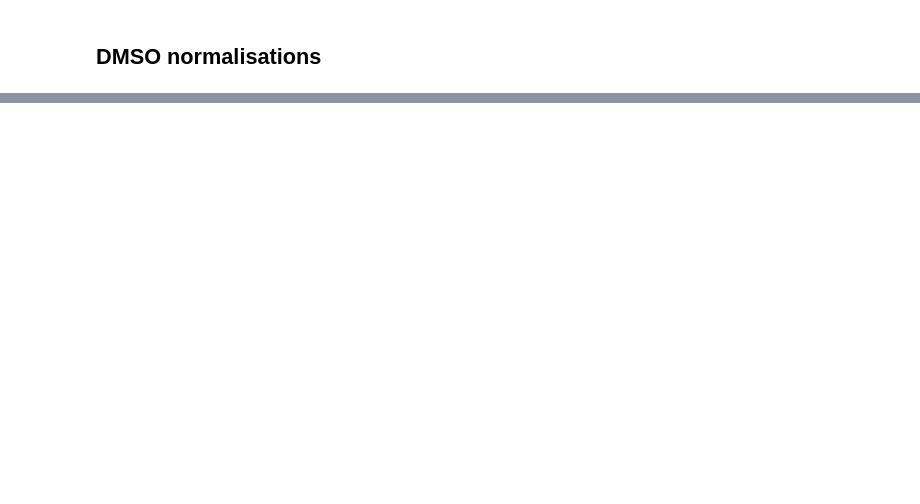
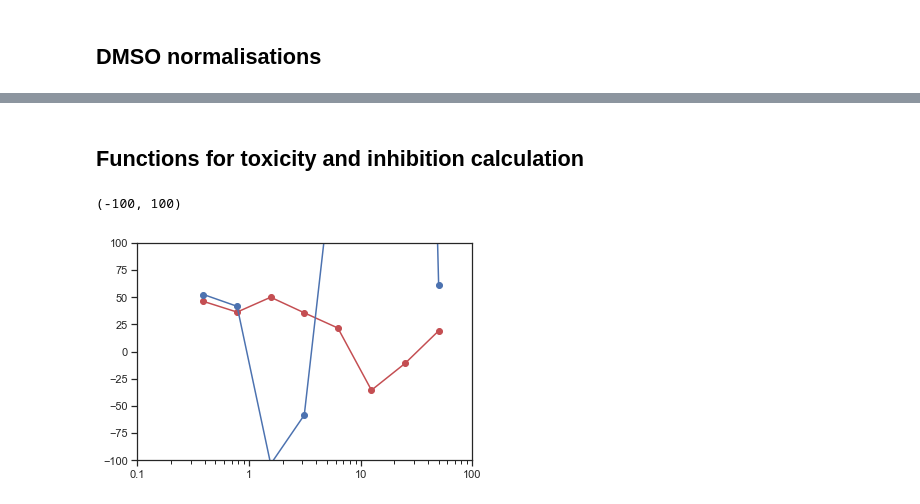
Before and after one commit to superresolusian/plate_auto_analysis, a Jupyter notebook: Convert_data_to_dict.ipynb, the cells around one changed output, grey strips where cells are left out. Cells and saved outputs as stored; diff of their text form; code cells hidden in the pictures; blank space fills up the shorter version.

Commit message:
refactor code, add tox, inhib, plotting

```diff
--- a/Convert_data_to_dict.ipynb
+++ b/Convert_data_to_dict.ipynb
@@ -168,9 +172,0 @@ uninf_data_dmso_sub = subtract_by_dmso(uninf_data_averaged, n_plates, infected=F
-# %%
-inf_plate = inf_data_dmso_div['Plate 1']
-uninf_plate = uninf_data_dmso_div['Plate 1']
-
-inf_array = np.asarray(inf_plate).T
-uninf_array = np.asarray(uninf_plate).T
-
-inhib = np.divide(inf_array, uninf_array)
-inhib = np.multiply(inhib, 100)
@@ -200,0 +209,38 @@ uninf_plate
+# %% [markdown]
+## Functions for toxicity and inhibition calculation
+# %%
+def get_toxicity(drug, cell, blank=0):
+
+    _drug = np.subtract(drug, blank)
+    _cell = np.subtract(cell, blank)
+
+    tox = 1 - np.divide(_drug, _cell)
+
+    return tox*100
+# %%
+def get_inhibition(drug, cell, vehicle_drug, vehicle_cell):
+
+    _drug = np.subtract(drug, vehicle_drug)
+    _cell = np.subtract(cell, vehicle_cell)
+
+    inhib = np.divide(_drug, _cell)
+
+    return inhib*100
+# %%
+inf_data = get_dict_from_excel(infected_file, n_plates, n_columns)
+uninf_data = get_dict_from_excel(uninfected_file, n_plates, n_columns, infected=False)
+
+inf_array = np.asarray(inf_data['Plate 1']).T
+uninf_array = np.asarray(uninf_data['Plate 1']).T
+plate_0 = np.asarray(uninf_data['Plate 0']).T
+
+tox = get_toxicity(inf_array[2], uninf_array[2])
+inhib = get_inhibition(inf_array[2], uninf_array[2], np.mean(inf_array[9:12], axis=0), np.mean(uninf_array[9:12], axis=0))
+plt.plot(concentrations, tox, 'ro-')
+plt.plot(concentrations, inhib, 'bo-')
+plt.xscale('log')
+plt.xticks([0.1, 1, 10, 100], [0.1, 1, 10, 100])
+plt.ylim([-100, 100])
+# %% [output]
+(-100, 100)
+[figure, added]
```
Also changed, not shown: parts of 21 cells of this notebook.
